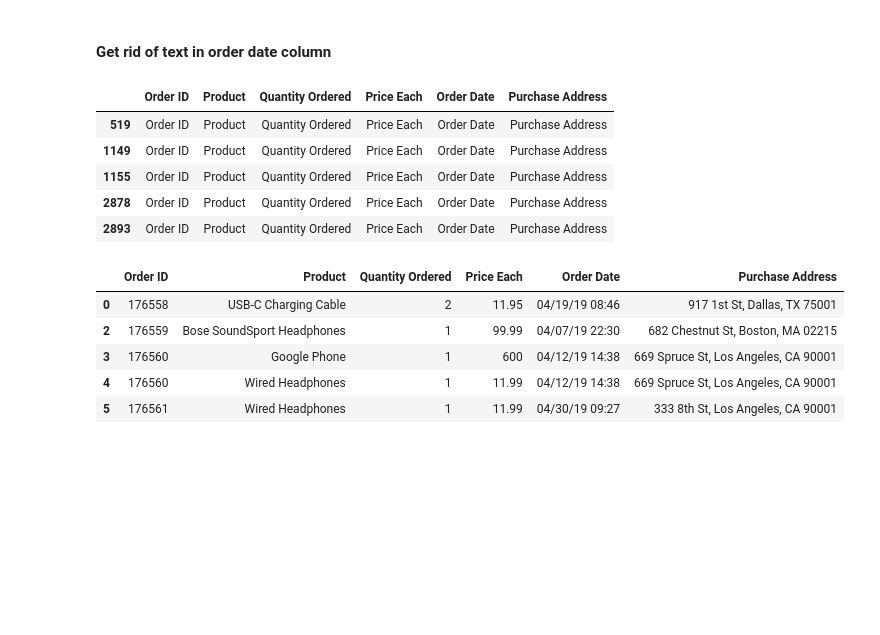
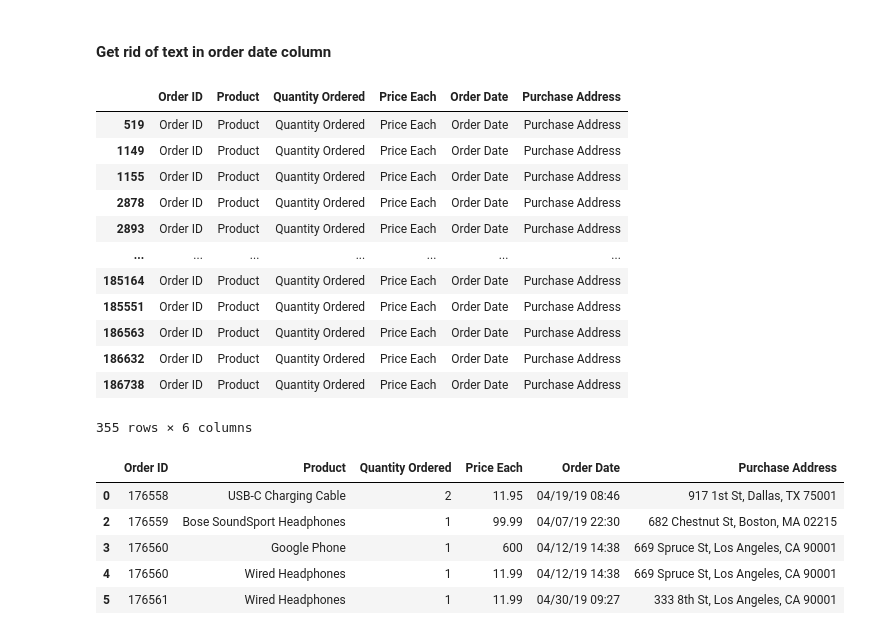
Before and after one commit to Nyotabenson/March24_Resources, a Jupyter notebook: 16_Sales Analysis/Sales Analysis.ipynb, the cells around one changed output. Drawn from its saved outputs; the diff is of its cells as text; code cells hidden in the pictures; blank space fills up the shorter version.

```diff
--- a/16_Sales Analysis/Sales Analysis.ipynb
+++ b/16_Sales Analysis/Sales Analysis.ipynb
@@ -165,14 +168,21 @@ dtype: int64
 # %%
 #find text in order date
 temp_df=all_data[all_data['Order Date'].str[0:2]=='Or']
-temp_df.head()
+temp_df
 # %% [output]
 |  | Order ID | Product | Quantity Ordered | Price Each | Order Date | Purchase Address |
 | 519 | Order ID | Product | Quantity Ordered | Price Each | Order Date | Purchase Address |
 | 1149 | Order ID | Product | Quantity Ordered | Price Each | Order Date | Purchase Address |
 | 1155 | Order ID | Product | Quantity Ordered | Price Each | Order Date | Purchase Address |
 | 2878 | Order ID | Product | Quantity Ordered | Price Each | Order Date | Purchase Address |
 | 2893 | Order ID | Product | Quantity Ordered | Price Each | Order Date | Purchase Address |
+| ... | ... | ... | ... | ... | ... | ... |
+| 185164 | Order ID | Product | Quantity Ordered | Price Each | Order Date | Purchase Address |
+| 185551 | Order ID | Product | Quantity Ordered | Price Each | Order Date | Purchase Address |
+| 186563 | Order ID | Product | Quantity Ordered | Price Each | Order Date | Purchase Address |
+| 186632 | Order ID | Product | Quantity Ordered | Price Each | Order Date | Purchase Address |
+| 186738 | Order ID | Product | Quantity Ordered | Price Each | Order Date | Purchase Address |
+355 rows × 6 columns
 # %%
 # create a dataframe without or in order date
 all_data=all_data[all_data['Order Date'].str[0:2]!='Or']
```
Also changed, not shown: parts of 7 cells of this notebook, 9 other files.
